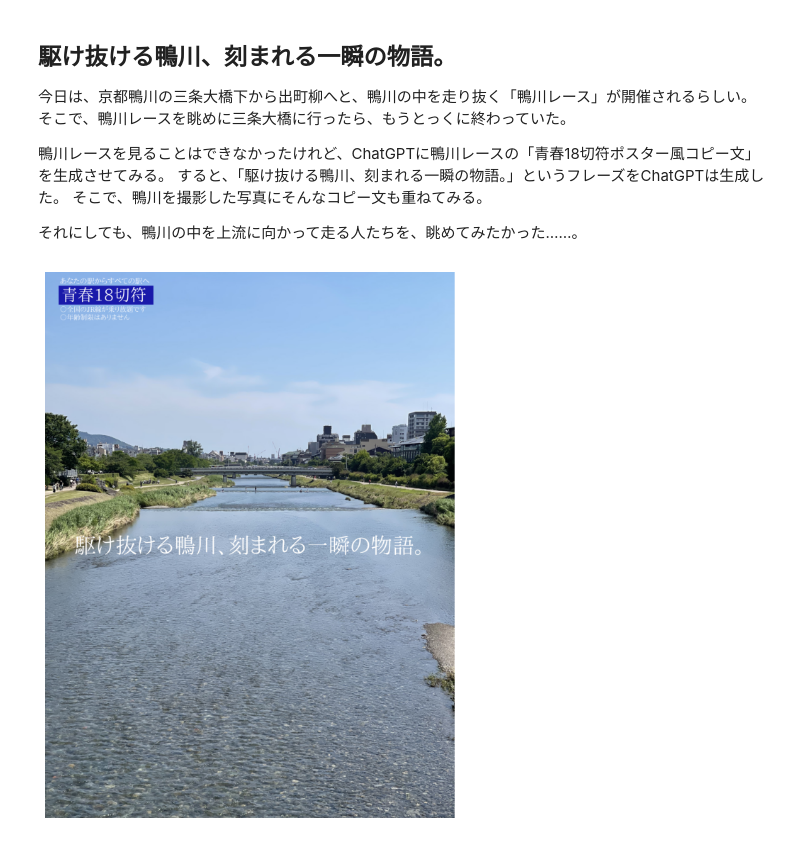
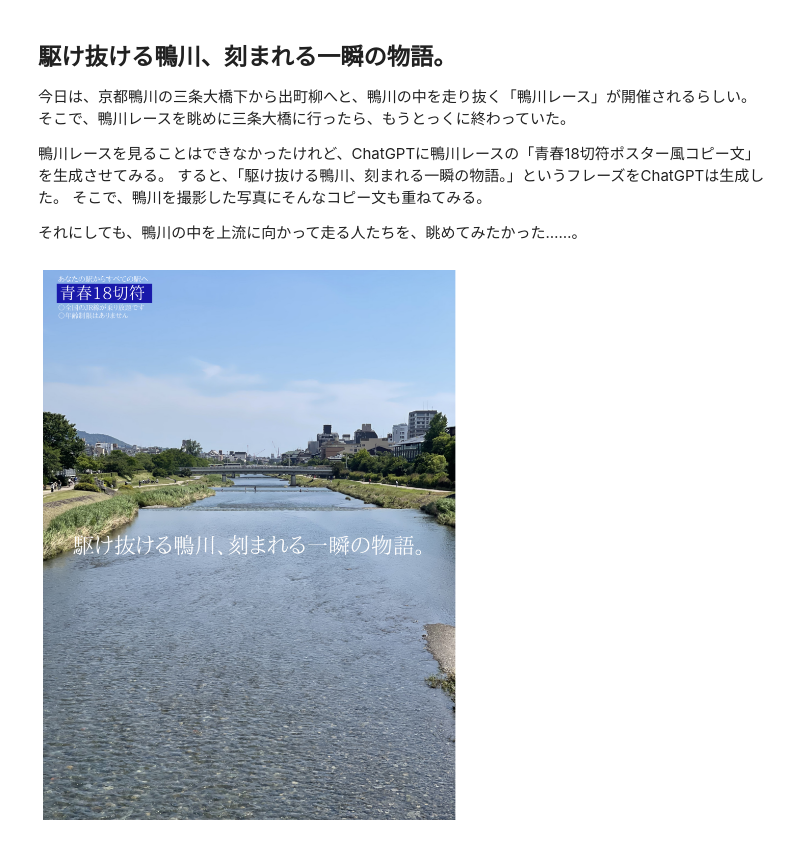
Before and after one commit to hirax/window_of_the_world, a Jupyter notebook: jupyter_execute/day_240601_seisyun18.ipynb, the cells around one changed output. Cells and saved outputs as stored; diff of their text form; code cells hidden in the pictures.

```diff
--- a/jupyter_execute/day_240601_seisyun18.ipynb
+++ b/jupyter_execute/day_240601_seisyun18.ipynb
@@ -119,32 +119,32 @@ img = put_text(img, '青春18切符',
     (120, 110),  'rtl','lt',
     120,       # ttfから読み出すフォントサイズ
     (255, 255, 255))  # 文字色
 # 青枠上の文字
 mesage='あなたの駅からすべての駅へ'
 img = put_text(img, mesage,
     (110, 40), 'rtl','lt', # 'rtl' 'mm' lt'
     55,        # ttfから読み出すフォントサイズ
     (255, 255, 255))  # 文字色
 # 青枠下の文字
 mesage='全国のJR線が乗り放題です○'
 img = put_text(img, mesage,
     (110, 110+140), 'rtl','lt', # 'rtl' 'mm' lt'
     50,        # ttfから読み出すフォントサイズ
     (255, 255, 255))  # 文字色
 mesage='年齢制限はありません○'
 img = put_text(img, mesage,
     (110, 110+140+60), 'rtl','lt', # 'rtl' 'mm' lt'
     50,        # ttfから読み出すフォントサイズ
     (255, 255, 255))  # 文字色
 
 img = put_text(img, hon_mesage,
     (img.shape[1]/2, img.shape[0]/2), 'rtl','mm', # 'rtl' 'mm' lt'
     160,       # ttfから読み出すフォントサイズ
     (255, 255, 255))  # 文字色
 
-fig=plt.figure(figsize=[10,10])
+fig=plt.figure(figsize=[14,14])
 plt.imshow(img)
 plt.axis('off')
 plt.show()
 # %% [output]
-[figure, old version]
+[figure, new version]
```
Also changed, not shown: 11 other files.
